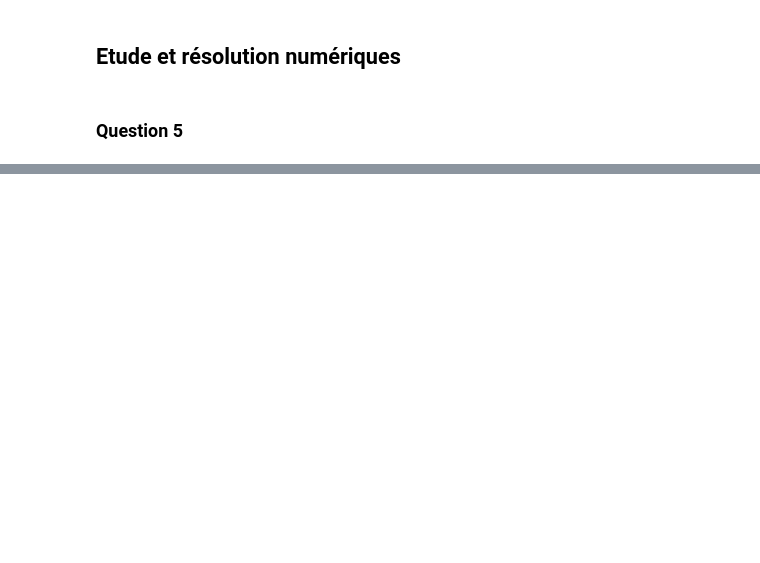
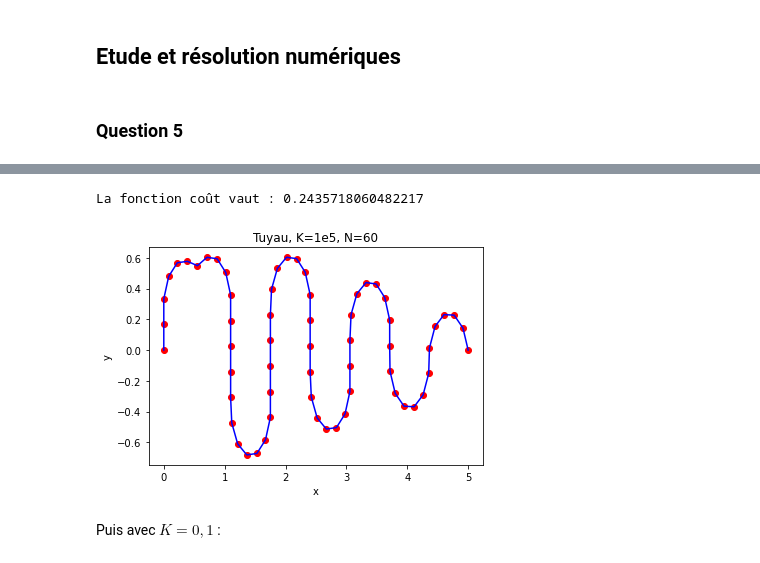
Before and after one commit to fllaser/projet-opti-groupe2-fl, a Jupyter notebook: Projet optimisation Floren Llaser.ipynb, the cells around one changed output, grey strips where cells are left out. Cells and saved outputs as stored; diff of their text form; code cells hidden in the pictures; blank space fills up the shorter version.

```diff
--- a/Projet optimisation Floren Llaser.ipynb
+++ b/Projet optimisation Floren Llaser.ipynb
@@ -187,0 +372,6 @@ On peut envisager de poser un lagrangien avec 3 multiplicateurs de Lagrange afin
+# %%
+K = 1e5
+
+x0,y0 = triangle(L,N)
+
+x,y = solve(N,K,L,gamma,x0,y0)
@@ -187,0 +396,16 @@ On peut envisager de poser un lagrangien avec 3 multiplicateurs de Lagrange afin
+# %%
+print("La fonction coût vaut :",cout(N,K,L,x,y))
+
+plt.scatter(x,y,color='r')
+plt.plot(x,y,color='b')
+
+plt.title("Tuyau, K=1e5, N=60")
+plt.xlabel('x')
+plt.ylabel('y')
+
+plt.show()
+# %% [output]
+La fonction coût vaut : 0.2435718060482217
+[figure, added]
+# %% [markdown]
+Puis avec $K=0,1$ :
```
Also changed, not shown: parts of 65 cells of this notebook.
